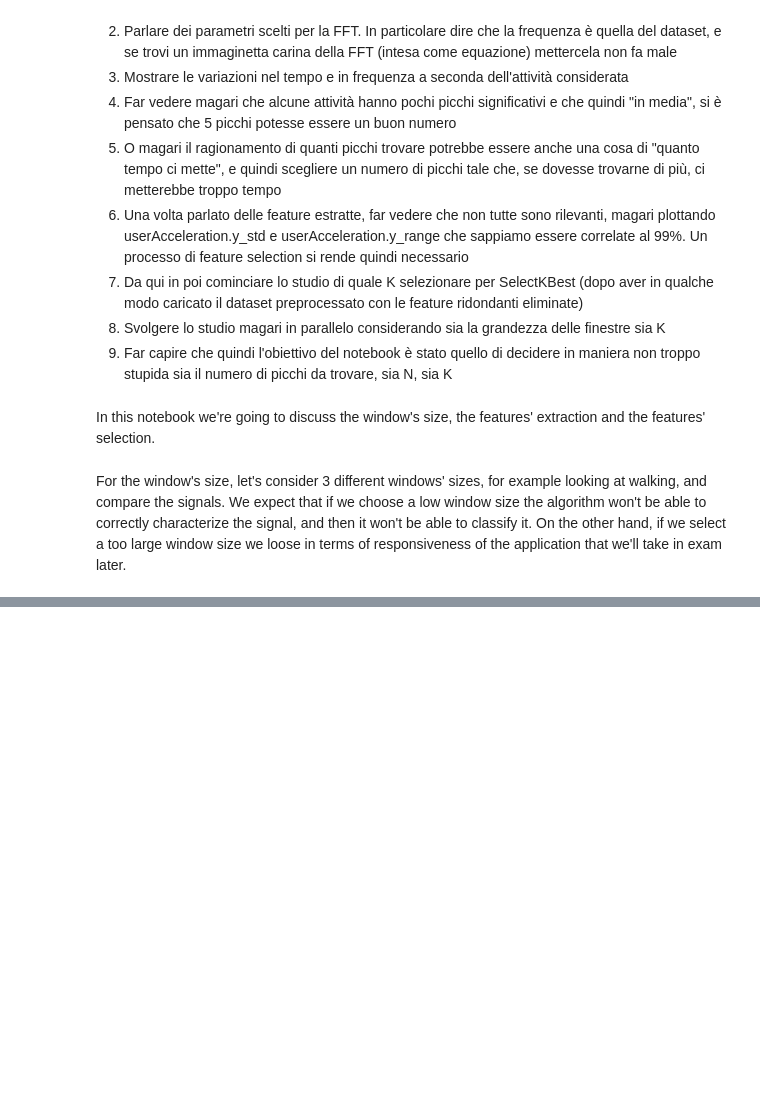
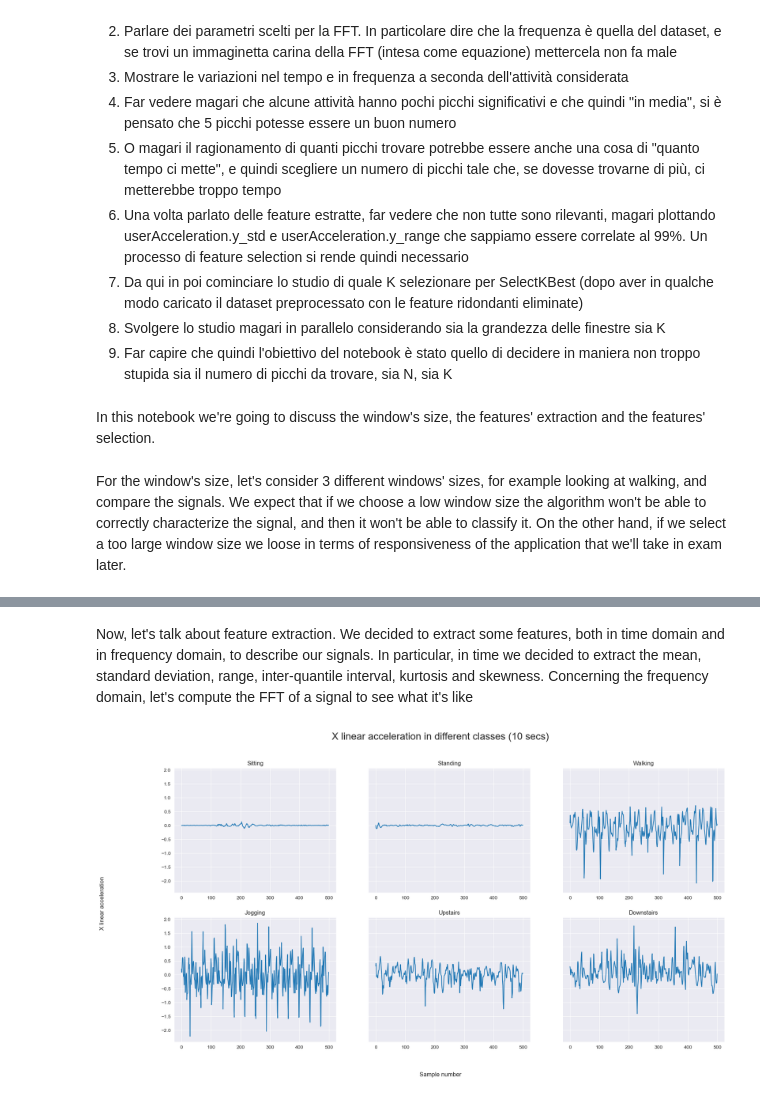
Before and after one commit to Sgazzirro/DataMiningProject, a Jupyter notebook: LavorettiFinali/feature_extraction_and_selection.ipynb, the cells around one changed output, grey strips where cells are left out. Saved outputs shown, nothing was run; the diff lists cells and outputs as text; code cells hidden in the pictures; blank space fills up the shorter version.

```diff
--- a/LavorettiFinali/feature_extraction_and_selection.ipynb
+++ b/LavorettiFinali/feature_extraction_and_selection.ipynb
@@ -74,0 +131,30 @@ For the window's size, let's consider 3 different windows' sizes, for example lo
+# %% [markdown]
+Now, let's talk about feature extraction. We decided to extract some features, both in time domain and in frequency domain, to describe our signals.
+In particular, in time we decided to extract the mean, standard deviation, range, inter-quantile interval, kurtosis and skewness.
+Concerning the frequency domain, let's compute the FFT of a signal to see what it's like
+# %%
+f,axes=plt.subplots(2,3,figsize=(20,10), sharey=True)
+sitting_df=pd.read_csv("A_DeviceMotion_data/sit_5/sub_1.csv")["userAcceleration.x"][0:500]
+standing_df=pd.read_csv("A_DeviceMotion_data/std_6/sub_1.csv")["userAcceleration.x"][0:500]
+walking_df=pd.read_csv("A_DeviceMotion_data/wlk_7/sub_1.csv")["userAcceleration.x"][0:500]
+jogging_df=pd.read_csv("A_DeviceMotion_data/jog_9/sub_1.csv")["userAcceleration.x"][0:500]
+upstairs_df=pd.read_csv("A_DeviceMotion_data/ups_3/sub_1.csv")["userAcceleration.x"][0:500]
+downstairs_df=pd.read_csv("A_DeviceMotion_data/dws_1/sub_1.csv")["userAcceleration.x"][0:500]
+
+f.suptitle("X linear acceleration in different classes (10 secs)", fontsize=20)
+f.supxlabel("Sample number")
+f.supylabel("X linear acceleration")
+axes[0][0].plot(sitting_df)
+axes[0][0].title.set_text("Sitting")
+axes[0][1].plot(standing_df)
+axes[0][1].title.set_text("Standing")
+axes[0][2].plot(walking_df)
+axes[0][2].title.set_text("Walking")
+axes[1][0].plot(jogging_df)
+axes[1][0].title.set_text("Jogging")
+axes[1][1].plot(upstairs_df)
+axes[1][1].title.set_text("Upstairs")
+axes[1][2].plot(downstairs_df)
+axes[1][2].title.set_text("Downstairs")
+# %% [output]
+[figure, added]
```
Also changed, not shown: parts of 6 cells of this notebook, 1 other file.
